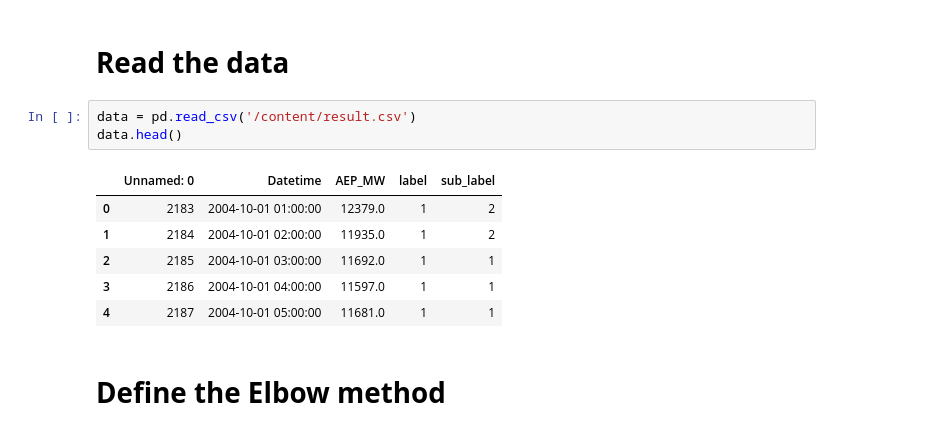
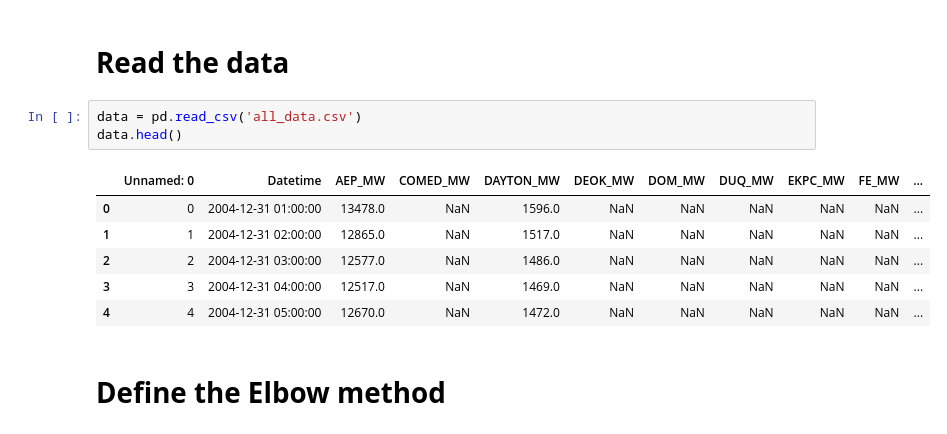
Before and after one commit to ivan890617/Cluster-practice, a Jupyter notebook: kmeans.ipynb, the cells around one changed output. Drawn from its saved outputs; the diff is of its cells as text.

```diff
--- a/kmeans.ipynb
+++ b/kmeans.ipynb
@@ -11,15 +24,15 @@ from sklearn.cluster import KMeans
 # %% [markdown]
 # **Read the data**
 # %%
-data = pd.read_csv('/content/result.csv')
+data = pd.read_csv('all_data.csv')
 data.head()
 # %% [output]
-|  | Unnamed: 0 | Datetime | AEP_MW | label | sub_label |
-| 0 | 2183 | 2004-10-01 01:00:00 | 12379.0 | 1 | 2 |
-| 1 | 2184 | 2004-10-01 02:00:00 | 11935.0 | 1 | 2 |
-| 2 | 2185 | 2004-10-01 03:00:00 | 11692.0 | 1 | 1 |
-| 3 | 2186 | 2004-10-01 04:00:00 | 11597.0 | 1 | 1 |
-| 4 | 2187 | 2004-10-01 05:00:00 | 11681.0 | 1 | 1 |
+|  | Unnamed: 0 | Datetime | AEP_MW | COMED_MW | DAYTON_MW | DEOK_MW | DOM_MW | DUQ_MW | EKPC_MW | FE_MW | ... |
+| 0 | 0 | 2004-12-31 01:00:00 | 13478.0 | NaN | 1596.0 | NaN | NaN | NaN | NaN | NaN | ... |
+| 1 | 1 | 2004-12-31 02:00:00 | 12865.0 | NaN | 1517.0 | NaN | NaN | NaN | NaN | NaN | ... |
+| 2 | 2 | 2004-12-31 03:00:00 | 12577.0 | NaN | 1486.0 | NaN | NaN | NaN | NaN | NaN | ... |
+| 3 | 3 | 2004-12-31 04:00:00 | 12517.0 | NaN | 1469.0 | NaN | NaN | NaN | NaN | NaN | ... |
+| 4 | 4 | 2004-12-31 05:00:00 | 12670.0 | NaN | 1472.0 | NaN | NaN | NaN | NaN | NaN | ... |
 # %% [markdown]
 # **Define the Elbow method**
 # %%
```
Also changed, not shown: parts of 11 cells of this notebook.
